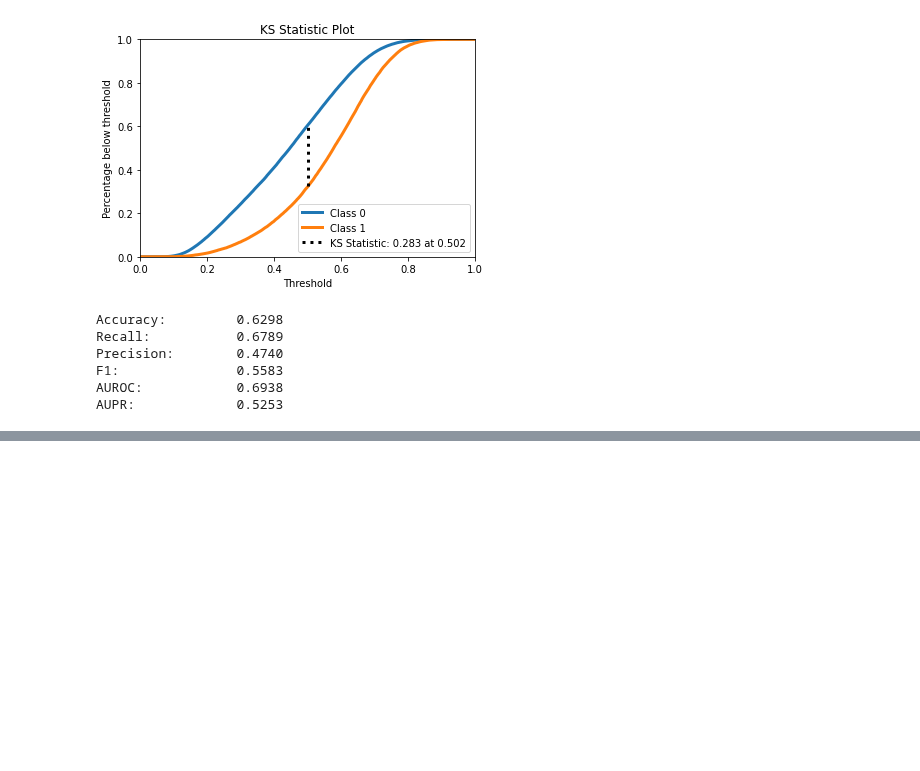
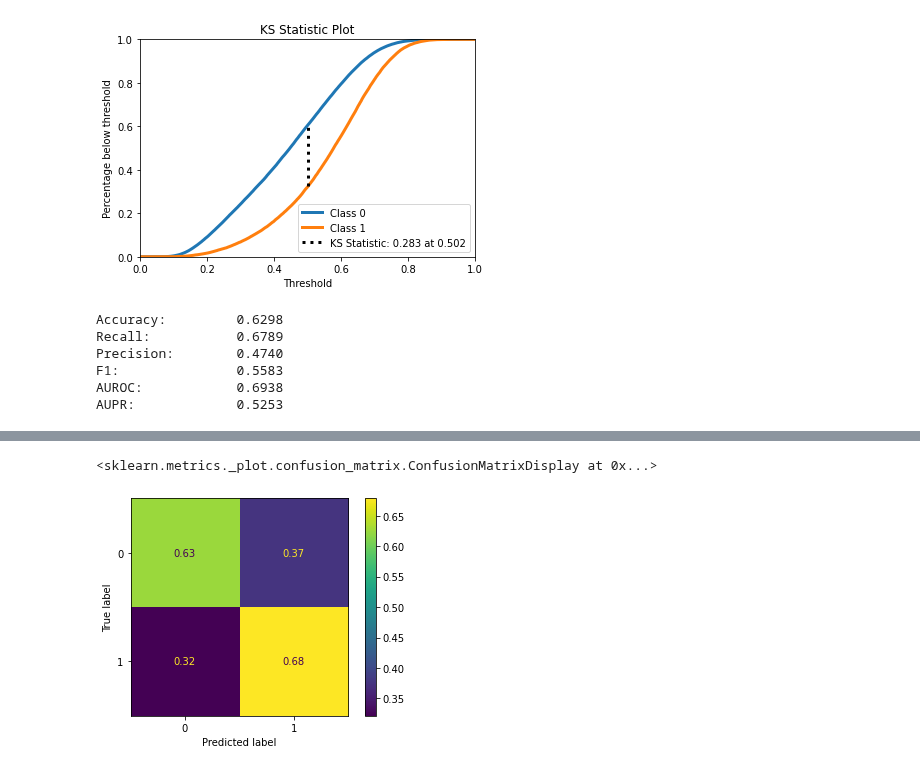
Before and after one commit to rafaelmotaalves/neural-networks, a Jupyter notebook: trn/ensembles.ipynb, the cells around one changed output, grey strips where cells are left out. Cells and saved outputs as stored; diff of their text form; code cells hidden in the pictures; blank space fills up the shorter version.

Commit message:
feat(ensembles): add best_classifiers

```diff
--- a/trn/ensembles.ipynb
+++ b/trn/ensembles.ipynb
@@ -90,5 +90,5 @@ best_forest = RandomForestClassifier(n_estimators=50, max_depth=25, min_samples_
 best_gradient = GradientBoostingClassifier(n_iter_no_change=10, n_estimators=300, subsample=.7)
 # %%
 models = [('mlp', best_mlp), ('forest', best_forest), ('gradient', best_gradient)]
-ensemble = VotingClassifier(estimators=models, voting='soft')
-ensemble.fit(x_train, y_train)
+ensemble_best_classifiers = VotingClassifier(estimators=models, voting='soft')
+ensemble_best_classifiers.fit(x_train, y_train)
@@ -94,0 +116,5 @@ ensemble.fit(x_train, y_train)
+# %%
+plot_confusion_matrix(ensemble_best_classifiers, x_test, y_test, normalize='true')
+# %% [output]
+<sklearn.metrics._plot.confusion_matrix.ConfusionMatrixDisplay at 0x...>
+[figure, added]
```
Also changed, not shown: parts of 4 cells of this notebook.
